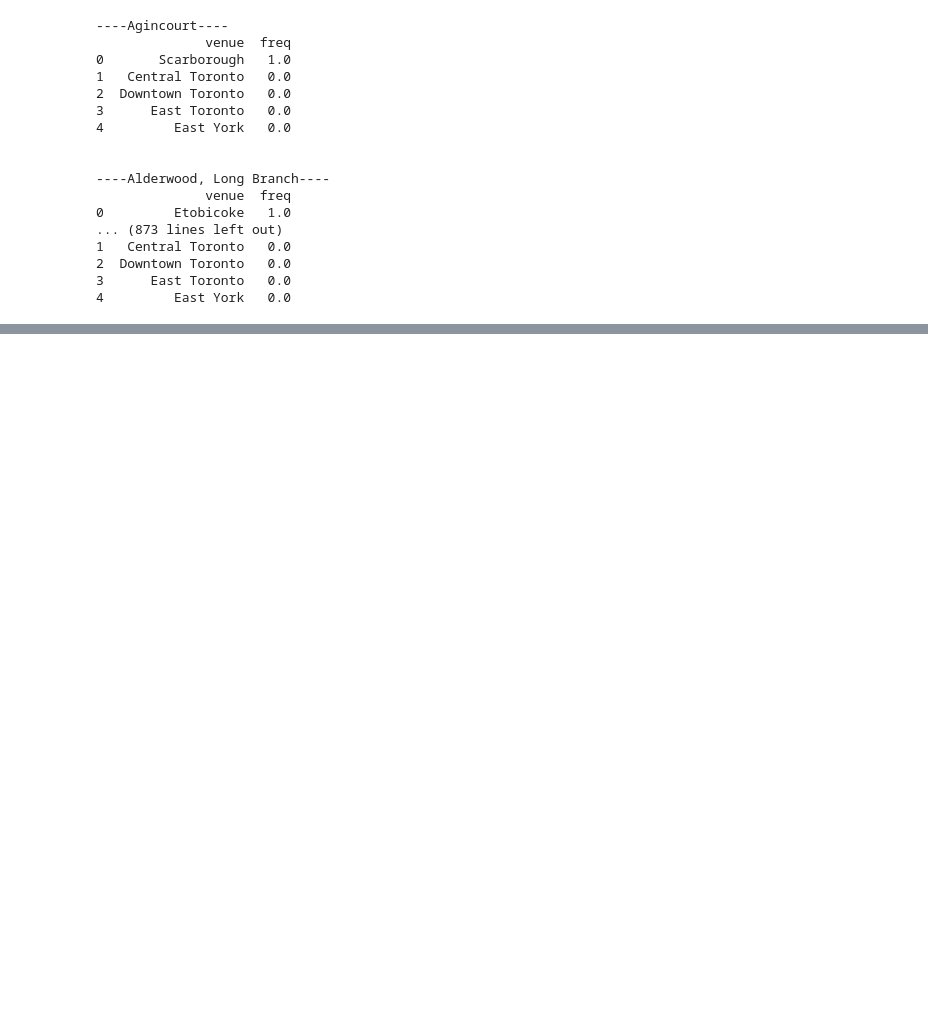
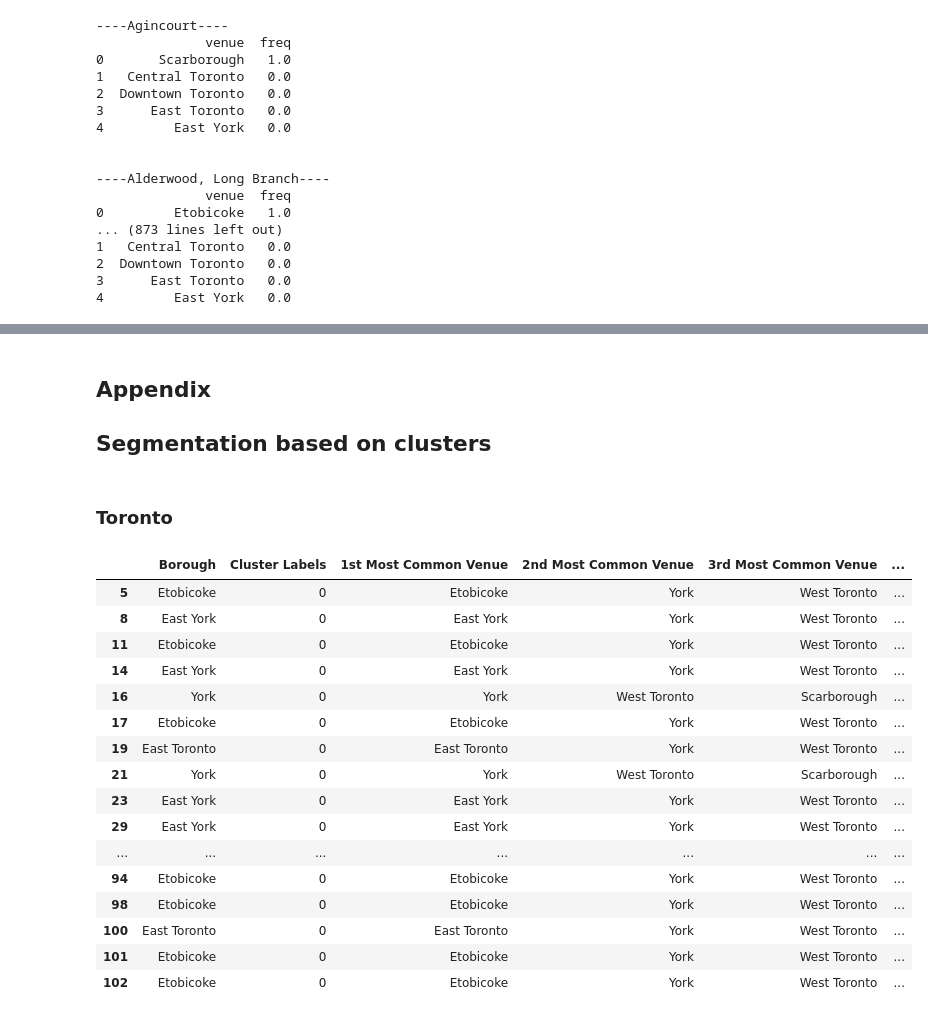
Before and after one commit to Shlok-Desai/Capstone-project-assignment-2, a Jupyter notebook: Untitled9.ipynb, the cells around one changed output, grey strips where cells are left out. Drawn from its saved outputs; the diff is of its cells as text; code cells hidden in the pictures; blank space fills up the shorter version.

```diff
--- a/Untitled9.ipynb
+++ b/Untitled9.ipynb
@@ -243,0 +656,25 @@ for lat, lon, poi, cluster in zip(Final_dataframe['Latitude'], Final_dataframe['
+# %% [markdown]
+## Appendix <a name="Appendix"></a>
+## Segmentation based on clusters
+# %% [markdown]
+### Toronto
+# %%
+Toronto_merged.loc[Toronto_merged['Cluster Labels'] == 0, Toronto_merged.columns[[1] + list(range(5, Toronto_merged.shape[1]))]]
+# %% [output]
+|  | Borough | Cluster Labels | 1st Most Common Venue | 2nd Most Common Venue | 3rd Most Common Venue | ... |
+| 5 | Etobicoke | 0 | Etobicoke | York | West Toronto | ... |
+| 8 | East York | 0 | East York | York | West Toronto | ... |
+| 11 | Etobicoke | 0 | Etobicoke | York | West Toronto | ... |
+| 14 | East York | 0 | East York | York | West Toronto | ... |
+| 16 | York | 0 | York | West Toronto | Scarborough | ... |
+| 17 | Etobicoke | 0 | Etobicoke | York | West Toronto | ... |
+| 19 | East Toronto | 0 | East Toronto | York | West Toronto | ... |
+| 21 | York | 0 | York | West Toronto | Scarborough | ... |
+| 23 | East York | 0 | East York | York | West Toronto | ... |
+| 29 | East York | 0 | East York | York | West Toronto | ... |
+| ... | ... | ... | ... | ... | ... | ... |
+| 94 | Etobicoke | 0 | Etobicoke | York | West Toronto | ... |
+| 98 | Etobicoke | 0 | Etobicoke | York | West Toronto | ... |
+| 100 | East Toronto | 0 | East Toronto | York | West Toronto | ... |
+| 101 | Etobicoke | 0 | Etobicoke | York | West Toronto | ... |
+| 102 | Etobicoke | 0 | Etobicoke | York | West Toronto | ... |
```
Also changed, not shown: parts of 81 cells of this notebook.
